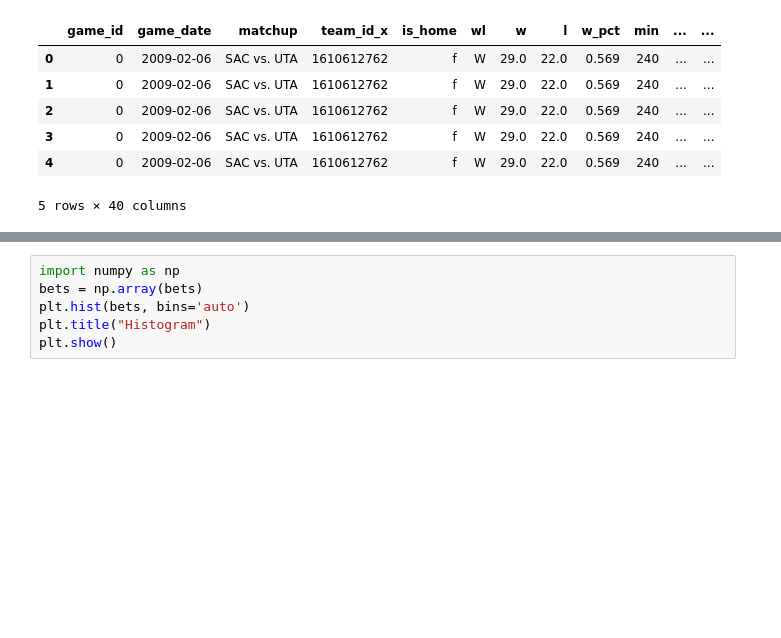
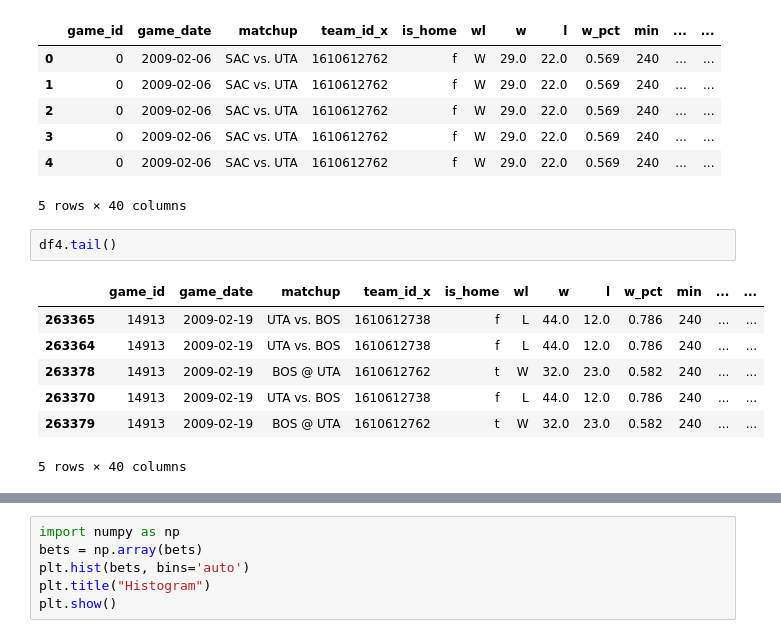
Before and after one commit to SidTheKid007/NBA-Gambling, a Jupyter notebook: NBA Betting Cleaning.ipynb, the cells around one changed output, grey strips where cells are left out. Saved outputs shown, nothing was run; the diff lists cells and outputs as text; blank space fills up the shorter version.

```diff
--- a/NBA Betting Cleaning.ipynb
+++ b/NBA Betting Cleaning.ipynb
@@ -59,3 +59,13 @@ df4.head()
 | 3 | 0 | 2009-02-06 | SAC vs. UTA | 1610612762 | f | W | 29.0 | 22.0 | 0.569 | 240 | ... | ... |
 | 4 | 0 | 2009-02-06 | SAC vs. UTA | 1610612762 | f | W | 29.0 | 22.0 | 0.569 | 240 | ... | ... |
 5 rows × 40 columns
+# %%
+df4.tail()
+# %% [output]
+|  | game_id | game_date | matchup | team_id_x | is_home | wl | w | l | w_pct | min | ... | ... |
+| 263365 | 14913 | 2009-02-19 | UTA vs. BOS | 1610612738 | f | L | 44.0 | 12.0 | 0.786 | 240 | ... | ... |
+| 263364 | 14913 | 2009-02-19 | UTA vs. BOS | 1610612738 | f | L | 44.0 | 12.0 | 0.786 | 240 | ... | ... |
+| 263378 | 14913 | 2009-02-19 | BOS @ UTA | 1610612762 | t | W | 32.0 | 23.0 | 0.582 | 240 | ... | ... |
+| 263370 | 14913 | 2009-02-19 | UTA vs. BOS | 1610612738 | f | L | 44.0 | 12.0 | 0.786 | 240 | ... | ... |
+| 263379 | 14913 | 2009-02-19 | BOS @ UTA | 1610612762 | t | W | 32.0 | 23.0 | 0.582 | 240 | ... | ... |
+5 rows × 40 columns
```
Also changed, not shown: parts of 8 cells of this notebook.
